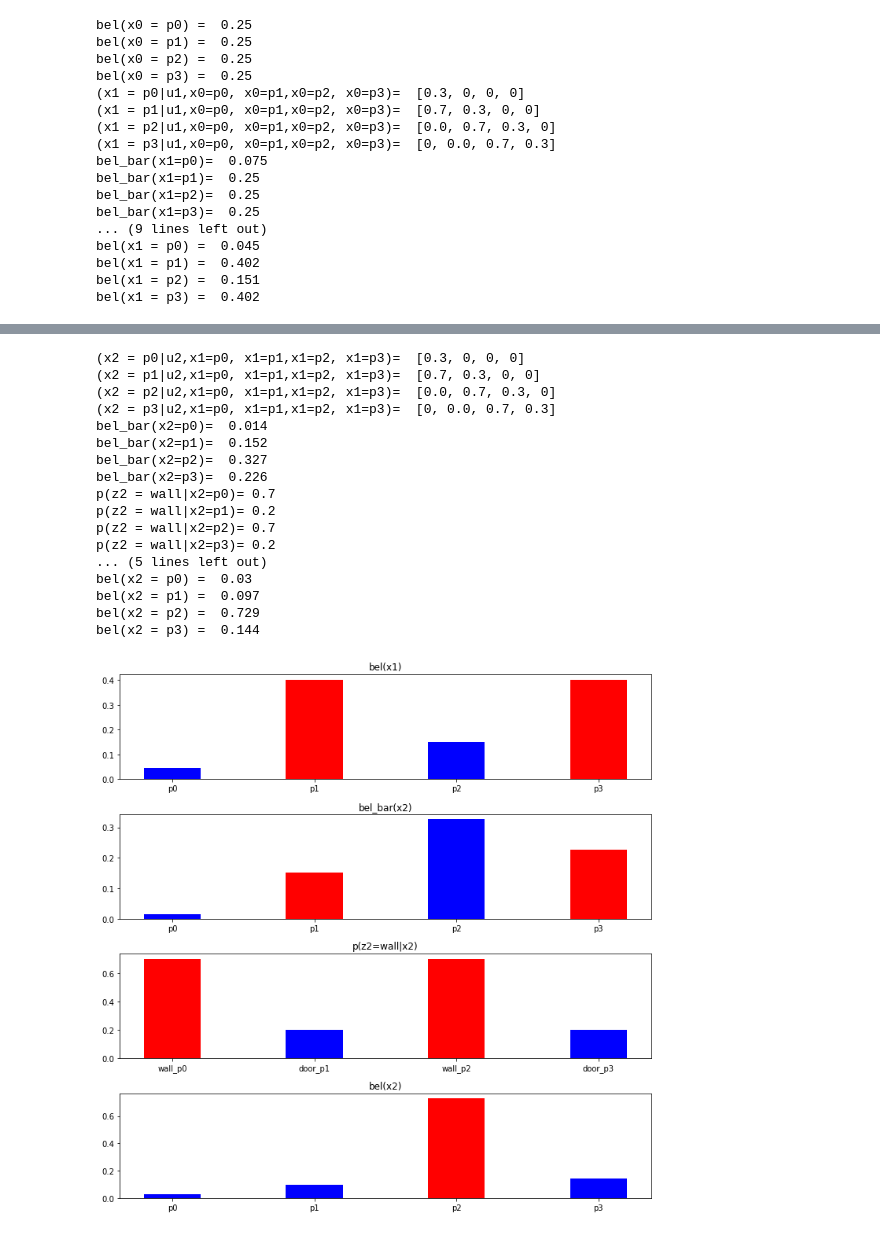
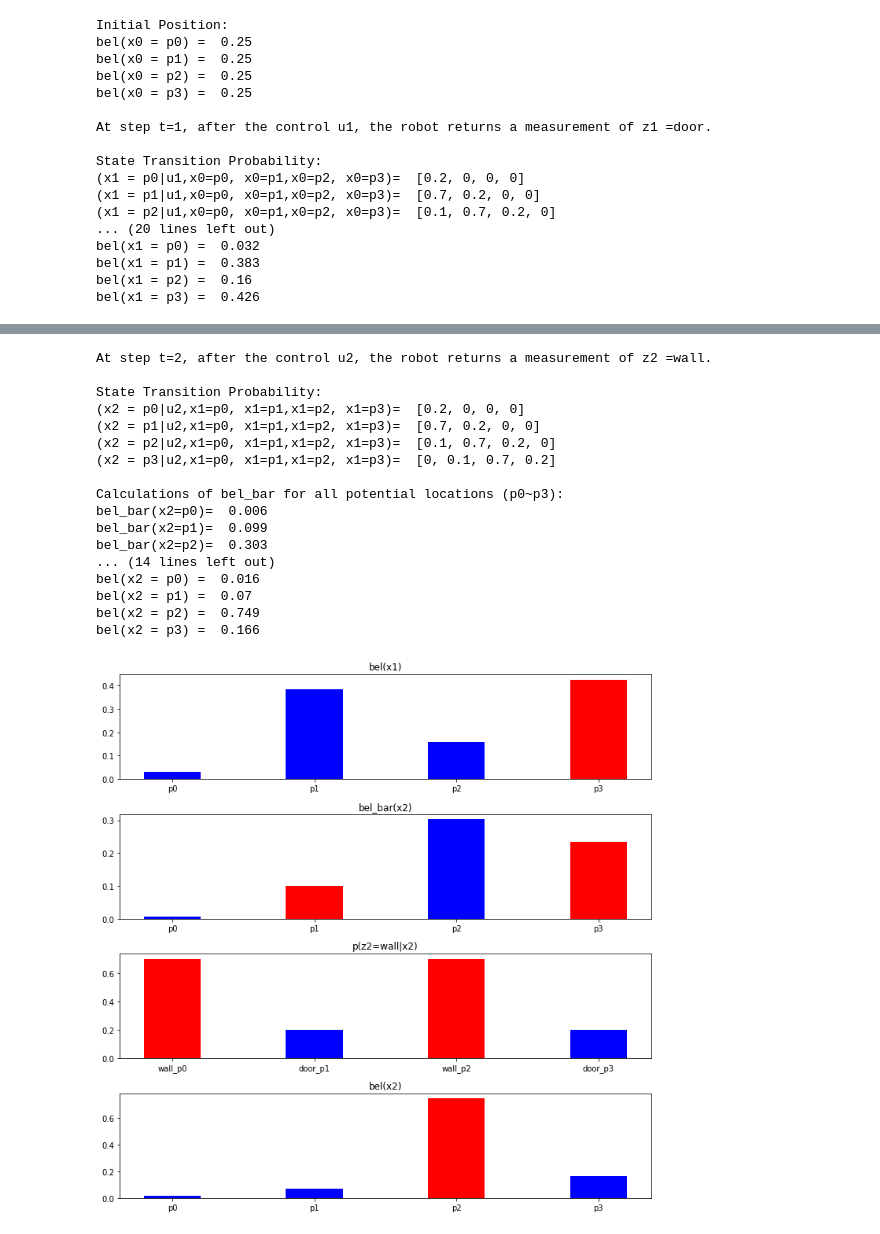
Before and after one commit to georgiafbi/robot_localization_and_uncertainty, a Jupyter notebook: localization_and_uncertainty.ipynb, the cells around one changed output, grey strips where cells are left out. Drawn from its saved outputs; the diff is of its cells as text; code cells hidden in the pictures.

```diff
--- a/localization_and_uncertainty.ipynb
+++ b/localization_and_uncertainty.ipynb
@@ -21,6 +21,7 @@ def merge_dict(dict1,dict2):
 def bayes_filter(bel_x, z,step):
     #bel_x=x
     if step==0:
+        print("Initial Position: ")
         for key in bel_x:
             print(f"bel(x{step} = {key}) = ", round(bel_x[key],3))
 #     else:
@@ -34,11 +35,14 @@ def bayes_filter(bel_x, z,step):
     plt.title(f"bel(x{step})")
     plt.bar(*zip(*bel_x.items()),color=plot_color(bel_x),width=w)
     first_grid=.7
-    same_grid=.3
-    second_grid=0.0
+    same_grid=.2
+    second_grid=0.1
     yellow_grid=0.0
     state_trans_prob={f"x{step+1} = p0":[same_grid,0,0,0],f"x{step+1} = p1":[first_grid,same_grid,0,0],
                       f"x{step+1} = p2":[second_grid,first_grid,same_grid,0],f"x{step+1} = p3":[0,second_grid,first_grid,same_grid]}
+    print(f"\nAt step t={step+1}, after the control u{step+1}, the robot returns a measurement of z{step+1} ={z}.\n")
+
+    print("State Transition Probability: ")
     for key in state_trans_prob:
         print(f"({key}|u{step+1},x{step}=p0, x{step}=p1,x{step}=p2, x{step}=p3)= ",state_trans_prob[key])
 
@@ -49,6 +53,7 @@ def bayes_filter(bel_x, z,step):
     #print(bel_x)
     bel_vals=bel_x.values()
     bel_bar={}
+    print(f"\nCalculations of bel_bar for all potential locations (p0~p3): ")
     for key in state_trans_prob:
         bel_bar[key[-2:]]=sum([bel*prob for bel,prob in zip(bel_vals,state_trans_prob[key])])
         print(f"bel_bar(x{step+1}={key[-2:]})= ",round(bel_bar[key[-2:]],3))
@@ -58,7 +63,7 @@ def bayes_filter(bel_x, z,step):
     plt.bar(*zip(*bel_bar.items()),color=plot_color(door_sense),width=w)
 
     sum_bel=[]
-
+    print(f"\nProbability of the robot sensing the {z} at step = {step+1}:")
     if z == "door":
         #print("If Measurement: ", z)
         plt.subplot(nplt,1,3)
@@ -102,7 +107,7 @@ def bayes_filter(bel_x, z,step):
                 sum_bel.append(bel_bar[key]*.20)
                 bel_bar[key]*=.20
 
-
+    print(f"\nNormalization and eta calculation: ")
     for i in range(len(sum_bel)):
         print(f"bel(x{step+1} = p{i}) = p(z{step+1} = {z}|x{step+1}=p{i})*bel_bar(x{step+1} = p{i})*eta = {round(sum_bel[i],3)}*eta")
 
@@ -115,8 +120,8 @@ def bayes_filter(bel_x, z,step):
 
     new_bel={key:bel_bar[key]*eta for key in bel_x}
     #print(new_bel)
-
-    for key in new_bel:
+    print(f"\nNew updated belief of the robot's localization probability after step {step+1}")
+    for key in n: ew_bel:
         print(f'bel(x{step+1} = {key}) = ', round(new_bel[key],3))
 
     plt.subplot(nplt,1,4)
@@ -148,20 +153,20 @@ for step in range(2):
 #df=pd.DataFrame(dict_list)
 #df
 # %% [output]
+Initial Position:
 bel(x0 = p0) =  0.25
 bel(x0 = p1) =  0.25
 bel(x0 = p2) =  0.25
 bel(x0 = p3) =  0.25
-(x1 = p0|u1,x0=p0, x0=p1,x0=p2, x0=p3)=  [0.3, 0, 0, 0]
-(x1 = p1|u1,x0=p0, x0=p1,x0=p2, x0=p3)=  [0.7, 0.3, 0, 0]
-(x1 = p2|u1,x0=p0, x0=p1,x0=p2, x0=p3)=  [0.0, 0.7, 0.3, 0]
-(x1 = p3|u1,x0=p0, x0=p1,x0=p2, x0=p3)=  [0, 0.0, 0.7, 0.3]
-bel_bar(x1=p0)=  0.075
-bel_bar(x1=p1)=  0.25
-bel_bar(x1=p2)=  0.25
-bel_bar(x1=p3)=  0.25
-... (9 lines left out)
-bel(x1 = p0) =  0.045
-bel(x1 = p1) =  0.402
-bel(x1 = p2) =  0.151
-bel(x1 = p3) =  0.402
+
+At step t=1, after the control u1, the robot returns a measurement of z1 =door.
+
+State Transition Probability:
+(x1 = p0|u1,x0=p0, x0=p1,x0=p2, x0=p3)=  [0.2, 0, 0, 0]
+(x1 = p1|u1,x0=p0, x0=p1,x0=p2, x0=p3)=  [0.7, 0.2, 0, 0]
+(x1 = p2|u1,x0=p0, x0=p1,x0=p2, x0=p3)=  [0.1, 0.7, 0.2, 0]
+... (20 lines left out)
+bel(x1 = p0) =  0.032
+bel(x1 = p1) =  0.383
+bel(x1 = p2) =  0.16
+bel(x1 = p3) =  0.426
@@ -169,18 +174,18 @@ bel(x1 = p3) =  0.402
-(x2 = p0|u2,x1=p0, x1=p1,x1=p2, x1=p3)=  [0.3, 0, 0, 0]
-(x2 = p1|u2,x1=p0, x1=p1,x1=p2, x1=p3)=  [0.7, 0.3, 0, 0]
-(x2 = p2|u2,x1=p0, x1=p1,x1=p2, x1=p3)=  [0.0, 0.7, 0.3, 0]
-(x2 = p3|u2,x1=p0, x1=p1,x1=p2, x1=p3)=  [0, 0.0, 0.7, 0.3]
-bel_bar(x2=p0)=  0.014
-bel_bar(x2=p1)=  0.152
-bel_bar(x2=p2)=  0.327
-bel_bar(x2=p3)=  0.226
-p(z2 = wall|x2=p0)= 0.7
-p(z2 = wall|x2=p1)= 0.2
-p(z2 = wall|x2=p2)= 0.7
-p(z2 = wall|x2=p3)= 0.2
-... (5 lines left out)
-bel(x2 = p0) =  0.03
-bel(x2 = p1) =  0.097
-bel(x2 = p2) =  0.729
-bel(x2 = p3) =  0.144
+At step t=2, after the control u2, the robot returns a measurement of z2 =wall.
+
+State Transition Probability:
+(x2 = p0|u2,x1=p0, x1=p1,x1=p2, x1=p3)=  [0.2, 0, 0, 0]
+(x2 = p1|u2,x1=p0, x1=p1,x1=p2, x1=p3)=  [0.7, 0.2, 0, 0]
+(x2 = p2|u2,x1=p0, x1=p1,x1=p2, x1=p3)=  [0.1, 0.7, 0.2, 0]
+(x2 = p3|u2,x1=p0, x1=p1,x1=p2, x1=p3)=  [0, 0.1, 0.7, 0.2]
+
+Calculations of bel_bar for all potential locations (p0~p3):
+bel_bar(x2=p0)=  0.006
+bel_bar(x2=p1)=  0.099
+bel_bar(x2=p2)=  0.303
+... (14 lines left out)
+bel(x2 = p0) =  0.016
+bel(x2 = p1) =  0.07
+bel(x2 = p2) =  0.749
+bel(x2 = p3) =  0.166
-[figure, old version]
+[figure, new version]
```
Also changed, not shown: parts of 1 cell of this notebook.
